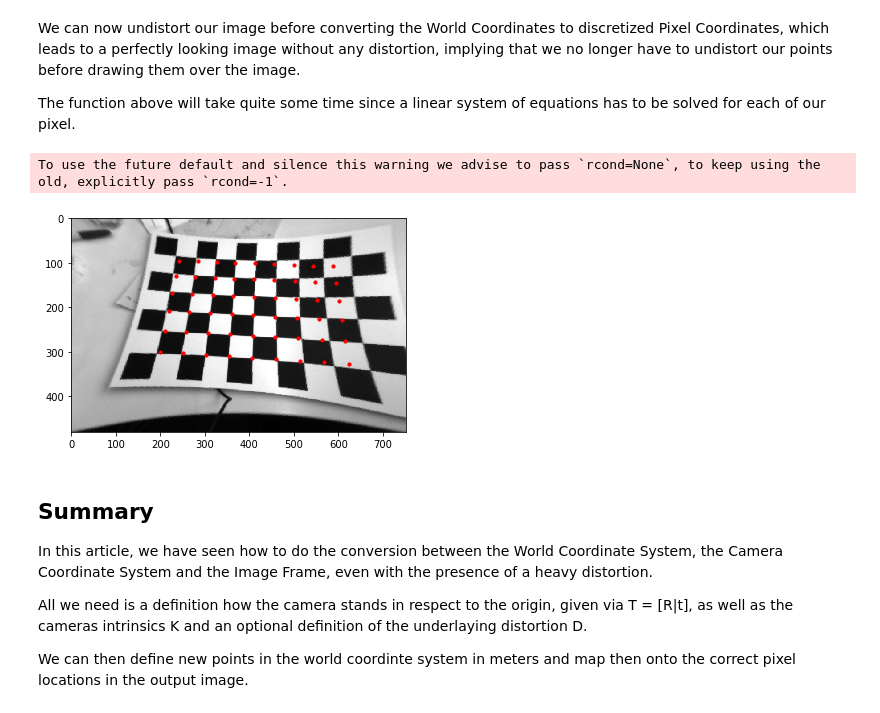
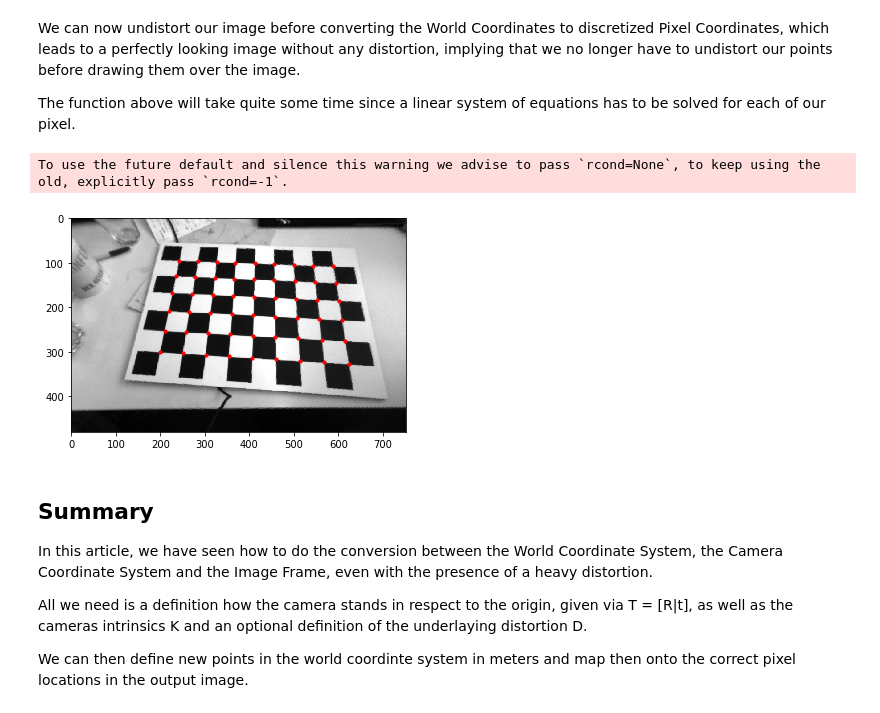
Before and after one commit to polygon-software/python-visual-odometry, a Jupyter notebook: Chapter 3 - Camera Projection.ipynb, the cells around one changed output. Drawn from its saved outputs; the diff is of its cells as text; code cells hidden in the pictures.

```diff
--- a/Chapter 3 - Camera Projection.ipynb
+++ b/Chapter 3 - Camera Projection.ipynb
@@ -413,7 +416,7 @@ Now use our undistortion function to normalize our chess grid
 # Lens distortion parameters 2x1
 D = np.array([-0.296609, 0.080818])
 
-img = mpimg.imread('img/chapter_3/img_0001.jpg')[:,:,0]
+img = mpimg.imread('img/chapter_3/img_0001_dist.jpg')[:,:,0]
 us, vs = [], []
 
 # Create a board of size 9x6
@@ -475,26 +478,26 @@ The function above will take quite some time since a linear system of equations
 # %%
 # Lens distortion parameters 2x1
 D = np.array([-0.296609, 0.080818])
 
-img = mpimg.imread('img/chapter_3/img_0001.jpg')[:,:,0]
+img = mpimg.imread('img/chapter_3/img_0001_dist.jpg')[:,:,0]
 img = undistortImage(img, K, D)
 us, vs = [], []
 
 # Create a board of size 9x6
 for x in range(9):
     for y in range(6):
         # Create a new world point, each at the base plane with 4m delta in x and y direction
             Pw = makeWorldVector(x=0.04*x, y=0.04*y, z=0)
             # Convert world point to pixel coordinates - there is NO NEED to consider distortion now
             u, v = worldToPixels(Pw)
             # Append found coordinates to list so we can plot them later
             us.append(u)
             vs.append(v)
 
 plotPoints([us], [vs])
 # %% [output]
 To use the future default and silence this warning we advise to pass `rcond=None`, to keep using the old, explicitly pass `rcond=-1`.
-[figure, old version]
+[figure, new version]
 # %% [markdown]
 ## Summary
 In this article, we have seen how to do the conversion between the World Coordinate System, the Camera Coordinate System and the Image Frame, even with the presence of a heavy distortion.
```
Also changed, not shown: parts of 11 cells of this notebook, 5 other files.
